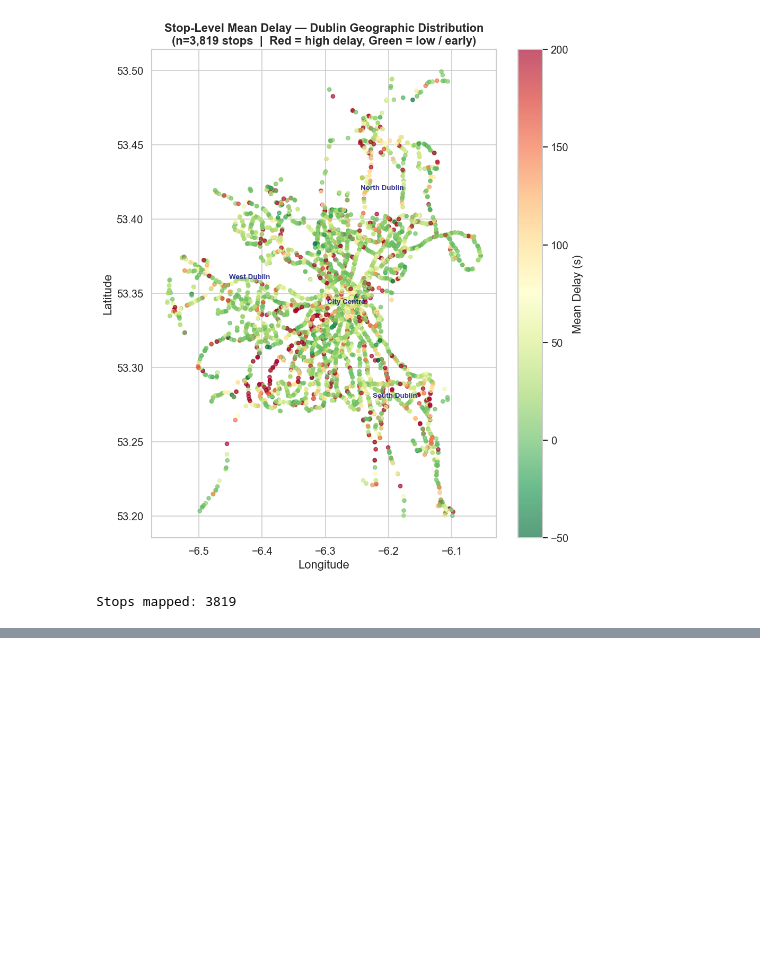
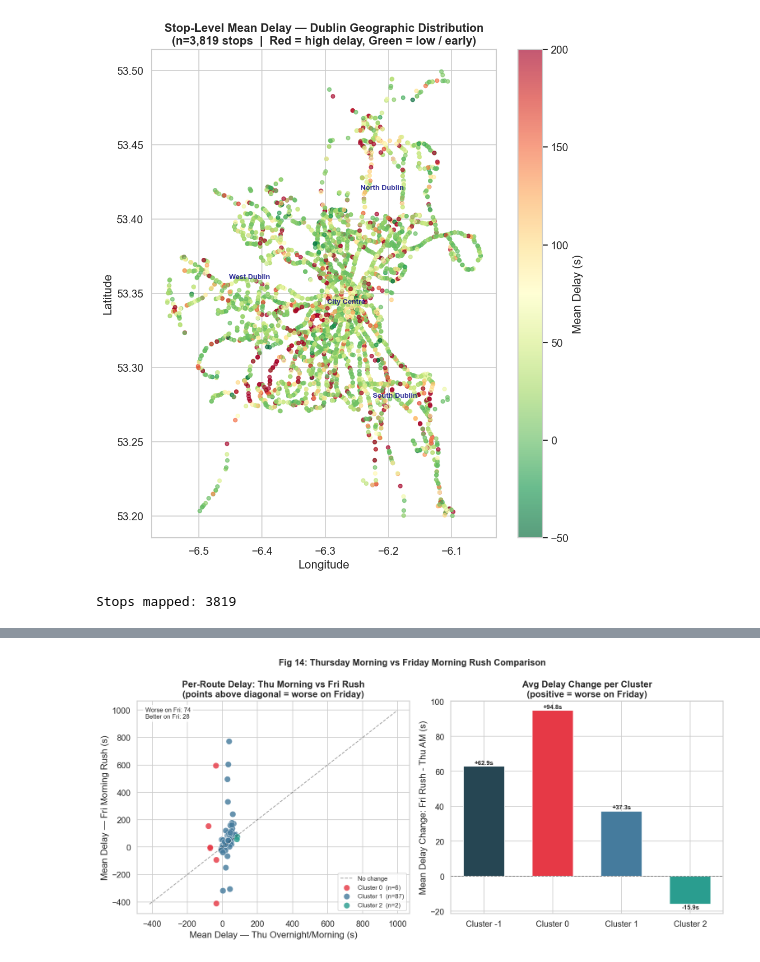
Before and after one commit to nifemihq/PAI-Project, a Jupyter notebook: presentation.ipynb, the cells around one changed output, grey strips where cells are left out. Cells and saved outputs as stored; diff of their text form; code cells hidden in the pictures; blank space fills up the shorter version.

```diff
--- a/presentation.ipynb
+++ b/presentation.ipynb
@@ -965,0 +1146,78 @@ Stops mapped: 3819
+# %%
+# ── Fig 14: Thu Morning vs Fri Morning Rush comparison ────────────────────────
+if not temporal_df.empty:
+    thu = temporal_df[temporal_df.window_short == "Thu AM"][
+        ["route_id","mean_delay","on_time_rate"]].copy()
+    fri = temporal_df[temporal_df.window_short == "Fri Rush"][
+        ["route_id","mean_delay","on_time_rate"]].copy()
+
+    if fri.empty:
+        print("Friday morning data not yet available — run the Fri poll first, then re-run.")
+    else:
+        cmp = thu.merge(fri, on="route_id", suffixes=("_thu","_fri"))
+        cmp = cmp.merge(cluster_map[["route_id","cluster"]], on="route_id", how="left")
+
+        lo = min(cmp[["mean_delay_thu","mean_delay_fri"]].min()) - 5
+        hi = max(cmp[["mean_delay_thu","mean_delay_fri"]].max()) + 5
+
+        fig, axes = plt.subplots(1, 2, figsize=(13, 6))
+
+        # Left: scatter with 45-degree reference
+        axes[0].plot([lo, hi], [lo, hi], "k--", lw=1.2, alpha=0.4, label="No change")
+        for c in sorted(cmp.cluster.dropna().unique()):
+            if c == -1: continue
+            sub = cmp[cmp.cluster == c]
+            axes[0].scatter(
+                sub.mean_delay_thu, sub.mean_delay_fri,
+                c=CLUSTER_COLORS[int(c) % len(CLUSTER_COLORS)],
+                label=f"Cluster {c}  (n={len(sub)})",
+                s=80, alpha=0.82, edgecolors="white", lw=0.5,
+            )
+        n_worse  = (cmp.mean_delay_fri > cmp.mean_delay_thu).sum()
+        n_better = (cmp.mean_delay_fri < cmp.mean_delay_thu).sum()
+        axes[0].text(
+            0.03, 0.97,
+            f"Worse on Fri: {n_worse}\nBetter on Fri: {n_better}",
+            transform=axes[0].transAxes, va="top", fontsize=9,
+            bbox=dict(boxstyle="round,pad=0.3", fc="white", alpha=0.85),
+        )
+        axes[0].set_xlabel("Mean Delay — Thu Overnight/Morning (s)")
+        axes[0].set_ylabel("Mean Delay — Fri Morning Rush (s)")
+        axes[0].set_title("Per-Route Delay: Thu Morning vs Fri Rush\n"
+                          "(points above diagonal = worse on Friday)", fontweight="bold")
+        axes[0].legend(fontsize=9)
+
+        # Right: mean delta per cluster
+        cmp["delta"] = cmp.mean_delay_fri - cmp.mean_delay_thu
+        delta_by_cluster = cmp.groupby("cluster")["delta"].mean()
+        colors_d = [CLUSTER_COLORS[int(c) % len(CLUSTER_COLORS)] for c in delta_by_cluster.index]
+        bars = axes[1].bar(
+            [f"Cluster {c}" for c in delta_by_cluster.index],
+            delta_by_cluster.values, color=colors_d, edgecolor="white", width=0.6,
+        )
+        axes[1].axhline(0, color="black", lw=1, ls="--", alpha=0.5)
+        for bar, val in zip(bars, delta_by_cluster.values):
+            axes[1].text(
+                bar.get_x() + bar.get_width() / 2,
+                val + (1 if val >= 0 else -3),
+                f"{val:+.1f}s", ha="center", fontsize=9, fontweight="bold",
+            )
+        axes[1].set_ylabel("Mean Delay Change: Fri Rush - Thu AM (s)")
+        axes[1].set_title("Avg Delay Change per Cluster\n(positive = worse on Friday)",
+                          fontweight="bold")
+
+        fig.suptitle("Fig 14: Thursday Morning vs Friday Morning Rush Comparison",
+                     fontsize=13, fontweight="bold")
+        plt.tight_layout()
+        fig.savefig(RESULTS_DIR / "fig14_thu_vs_fri.png", dpi=150, bbox_inches="tight")
+        plt.show()
+        print("Saved -> results/fig14_thu_vs_fri.png")
+        delta_mean = cmp["delta"].mean()
+        delta_med  = cmp["delta"].median()
+        print(f"\nFleet-wide delay change Thu AM -> Fri Rush:")
+        print(f"  Mean:   {delta_mean:+.1f}s")
+        print(f"  Median: {delta_med:+.1f}s")
+        print(f"  Routes worse on Friday:  {n_worse} / {len(cmp)}")
+        print(f"  Routes better on Friday: {n_better} / {len(cmp)}")
+# %% [output]
+[figure, added]
```
Also changed, not shown: parts of 22 cells of this notebook, 9 other files.
